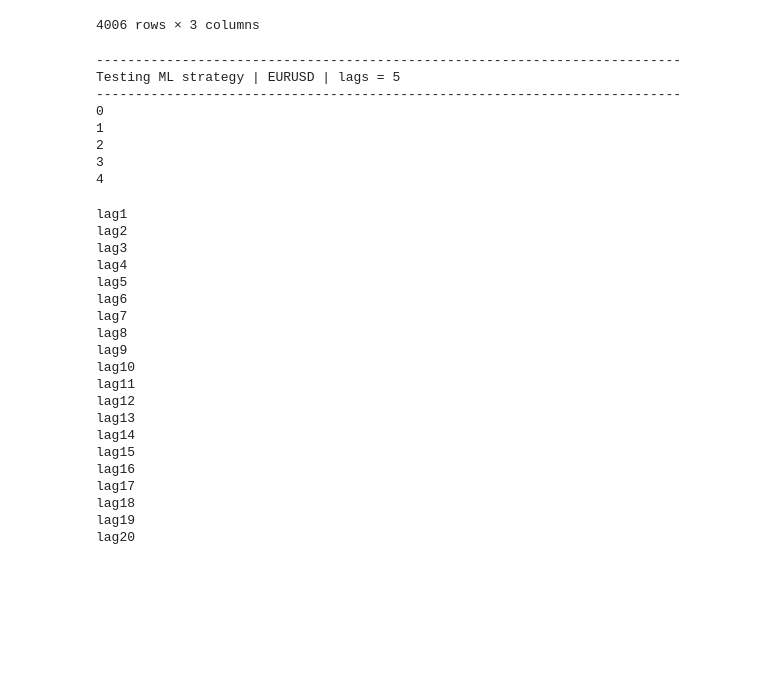
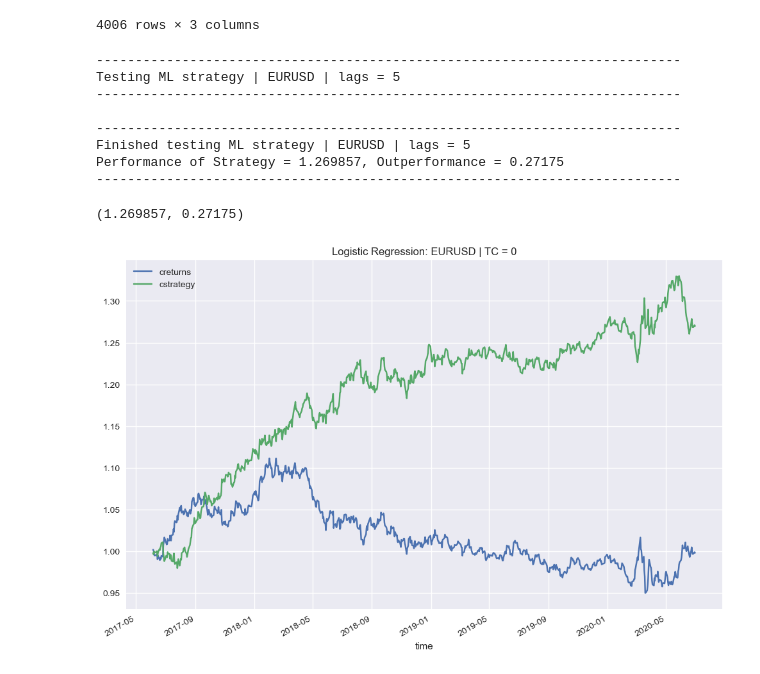
Before and after one commit to marcuzyw/main_timeline, a Jupyter notebook: Iterative_ML.ipynb, the cells around one changed output. Drawn from its saved outputs; the diff is of its cells as text; code cells hidden in the pictures; blank space fills up the shorter version.

Commit message:
Test and update functions
Updated test_strategy

```diff
--- a/Iterative_ML.ipynb
+++ b/Iterative_ML.ipynb
@@ -219,5 +223,5 @@ NameError: name 'IterativeBase' is not defined
 # %%
-ml = IterativeML(symbol="EURUSD",start="2006-12-31",end="2020-06-30",amount=10000,use_spread = True)
+ml = IterativeML(symbol="EURUSD",start="2006-12-31",end="2020-06-30",amount=10000,use_spread = True,tc=0)
 # %%
 print(ml)
 # %% [output]
@@ -240,35 +244,18 @@ ml.show_data()
 | 2020-06-29 21:00:00+00:00 | 1.12331 | 0.00032 | -0.000828 |
 4006 rows × 3 columns
 # %%
-ml.test_ml_strategy(5)
+ml.test_ml_strategy(train_ratio=0.8,lags = 5)
 # %% [output]
 ---------------------------------------------------------------------------
 Testing ML strategy | EURUSD | lags = 5
 ---------------------------------------------------------------------------
-0
-1
-2
-3
-4
+
+---------------------------------------------------------------------------
+Finished testing ML strategy | EURUSD | lags = 5
+Performance of Strategy = 1.269857, Outperformance = 0.27175
+---------------------------------------------------------------------------
+(1.269857, 0.27175)
 # %%
+ml.plot_results()
 # %% [output]
-lag1
-lag2
-lag3
-lag4
-lag5
-lag6
-lag7
-lag8
-lag9
-lag10
-lag11
-lag12
-lag13
-lag14
-lag15
-lag16
-lag17
-lag18
-lag19
-lag20
+[figure, added]
```
Also changed, not shown: parts of 1 cell of this notebook.
